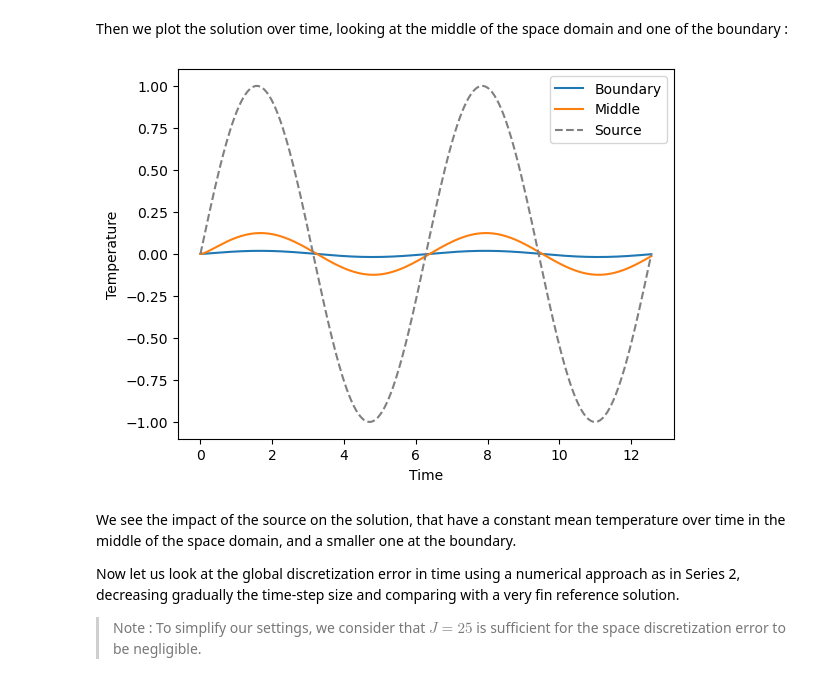
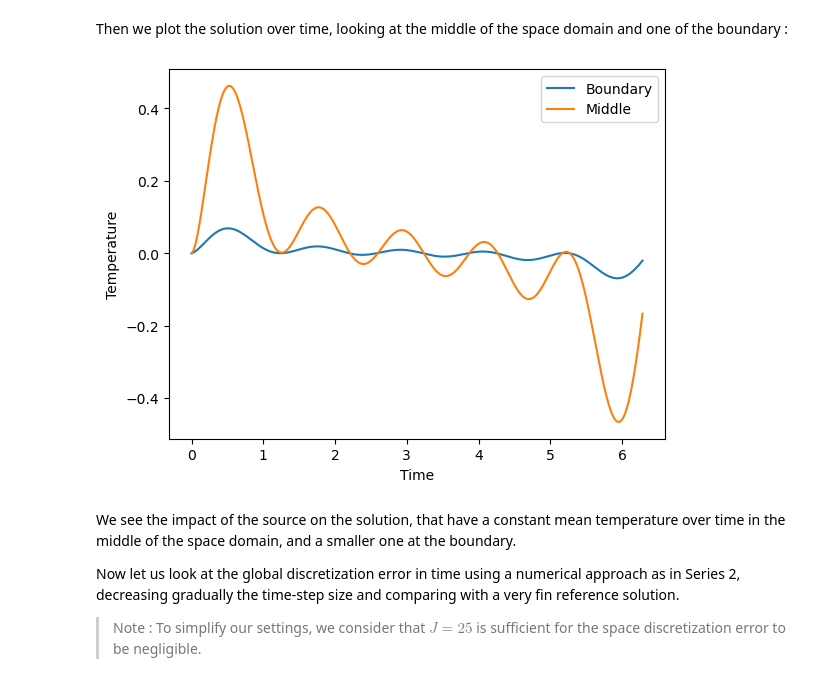
Before and after one commit to tlunet/pint-workshops, a Jupyter notebook: 2023-06_IPH-Workshop/s4/notebook.ipynb, the cells around one changed output. Drawn from its saved outputs; the diff is of its cells as text; code cells hidden in the pictures.

```diff
--- a/2023-06_IPH-Workshop/s4/notebook.ipynb
+++ b/2023-06_IPH-Workshop/s4/notebook.ipynb
@@ -41,9 +41,9 @@ A_diff = finDiffMatrixD2C2(J=J, L=1)
 x = np.linspace(0, 1, J+2)[1:-1]
 
 def source(t):
-    return np.sin(t)
+    return np.sum([np.sin((i+1)*t) for i in range(5)])
 
-T = 4*np.pi
+T = 2*np.pi
 u0 = np.zeros(J)
 
 nStep = 400
@@ -53,14 +53,13 @@ Then we plot the solution over time, looking at the middle of the space domain a
 # %%
 import matplotlib.pyplot as plt
 
 plt.plot(t, u[0], label="Boundary")
 plt.plot(t, u[J//2], label="Middle")
-plt.plot(t, source(t), '--', c="gray", label="Source")
 plt.legend()
 plt.xlabel("Time")
 plt.ylabel("Temperature");
 # %% [output]
-[figure, old version]
+[figure, new version]
 # %% [markdown]
 We see the impact of the source on the solution, that have a constant mean temperature over time in the middle of the space domain, and a smaller one at the boundary.
 
```
Also changed, not shown: parts of 56 cells of this notebook, 2 other files.
